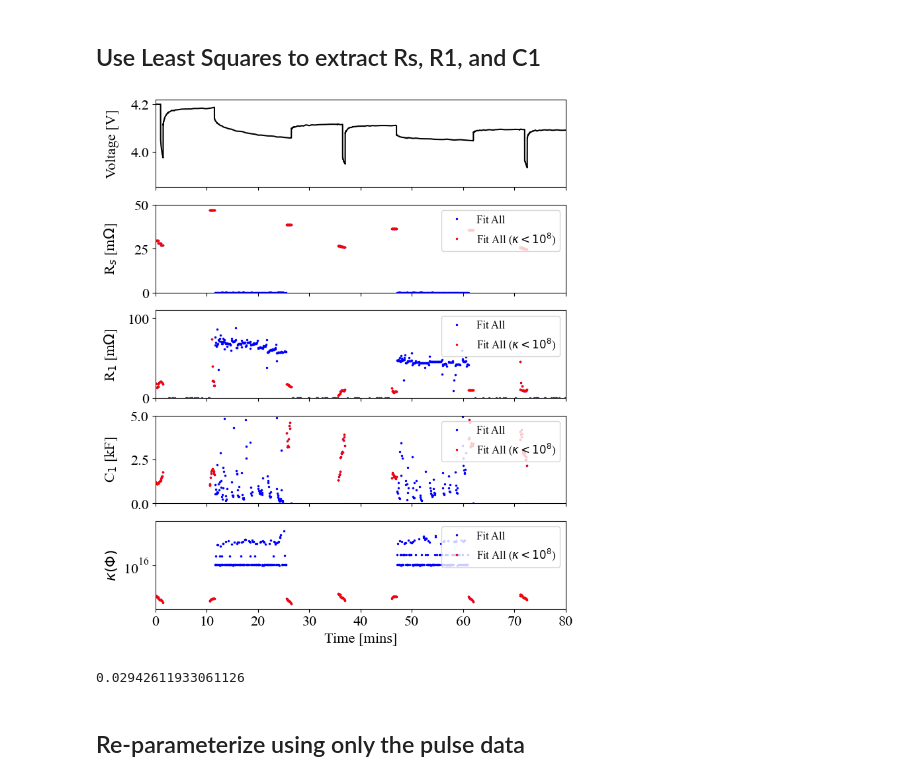
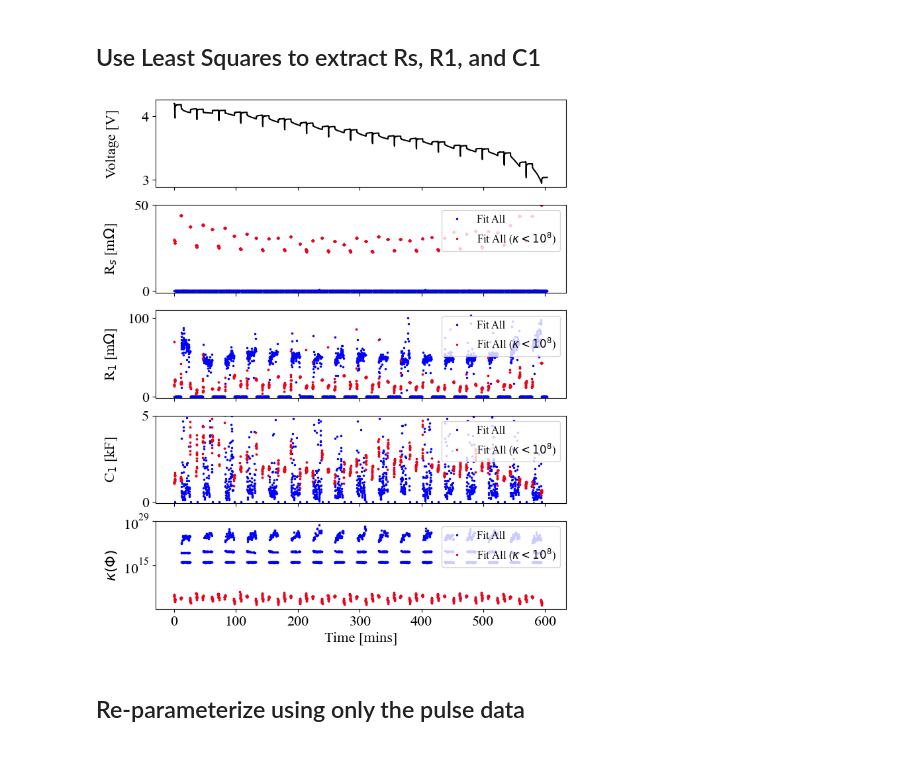
Before and after one commit to wengandrew/battery-digital-twin-from-scratch, a Jupyter notebook: notebooks/extract_parameters.ipynb, the cells around one changed output. Saved outputs shown, nothing was run; the diff lists cells and outputs as text; code cells hidden in the pictures.

Commit message:
RC param plot updates

```diff
--- a/notebooks/extract_parameters.ipynb
+++ b/notebooks/extract_parameters.ipynb
@@ -231,47 +231,43 @@ msz = 1.5
 # Plot voltage vs time
 ax0.plot(time_s2/60, df_interp['Voltage [V]'], c='k')
 ax0.set_ylabel('Voltage [V]')
-ax0.set_ylim((3.85, 4.22))
+# ax0.set_ylim((3.85, 4.22))
 
 # Plot Rs
 ax1.plot(time_params_s/60, params_mat[:, 0]*1e3, 'o', c='b', markersize=msz, label='Fit All')
 ax1.plot(filtered_time/60, filtered_params[:, 0]*1e3, 'o', c='r', markersize=msz, label=r'Fit All ($\kappa < 10^8$)')
 ax1.set_ylabel(r'R$_s$ [m$\Omega$]')
-ax1.set_ylim((0,50))
+ax1.set_ylim((-1,50))
 ax1.legend(fontsize=12, loc='upper right')
 
 # Plot R1
 ax2.plot(time_params_s/60, params_mat[:, 1]*1e3, 'o', c='b', markersize=msz, label='Fit All')
 ax2.plot(filtered_time/60, filtered_params[:, 1]*1e3, 'o', c='r', markersize=msz, label=r'Fit All ($\kappa < 10^8$)')
 ax2.set_ylabel(r'R$_1$ [m$\Omega$]')
-ax2.set_ylim((0,110))
+ax2.set_ylim((-2,110))
 ax2.legend(fontsize=12, loc='upper right')
 
 # Plot C1
 ax3.plot(time_params_s/60, params_mat[:, 2]*1e-3, 'o', c='b', markersize=msz, label='Fit All')
 ax3.plot(filtered_time/60, filtered_params[:, 2]*1e-3, 'o', c='r', markersize=msz, label=r'Fit All ($\kappa < 10^8$)')
 ax3.set_ylabel(r'C$_1$ [kF]')
-ax3.set_ylim((0,5))
+ax3.set_ylim((-0.1,5))
 ax3.legend(fontsize=12, loc='upper right')
 
 # Plot condition number
 ax4.semilogy(time_params_s/60, params_mat[:, 3], 'o', c='b', markersize=msz, label='Fit All')
 ax4.semilogy(filtered_time/60, filtered_params[:, 3], 'o', c='r', markersize=msz, label=r'Fit All ($\kappa < 10^8$)')
 ax4.set_ylabel(r'$\kappa(\Phi)$')
 ax4.set_xlabel('Time [mins]')
 ax4.legend(fontsize=12, loc='upper right')
 
 fig.align_ylabels()
 
-ax4.set_xlim((0, 80))
+# ax4.set_xlim((0, 80))
 
-plt.savefig('../output/figs/hppc_parameter_estimation_1_zoom.png', dpi=150)
+plt.savefig('../output/figs/hppc_parameter_estimation_1.png', dpi=150)
 # %% [output]
-[figure, old version]
+[figure, new version]
-# %%
-np.median(filtered_params[:, 0])
-# %% [output]
-0.02942611933061126
 # %% [markdown]
 ## Re-parameterize using only the pulse data
 # %%
```
Also changed, not shown: parts of 5 cells of this notebook, 11 other files.
